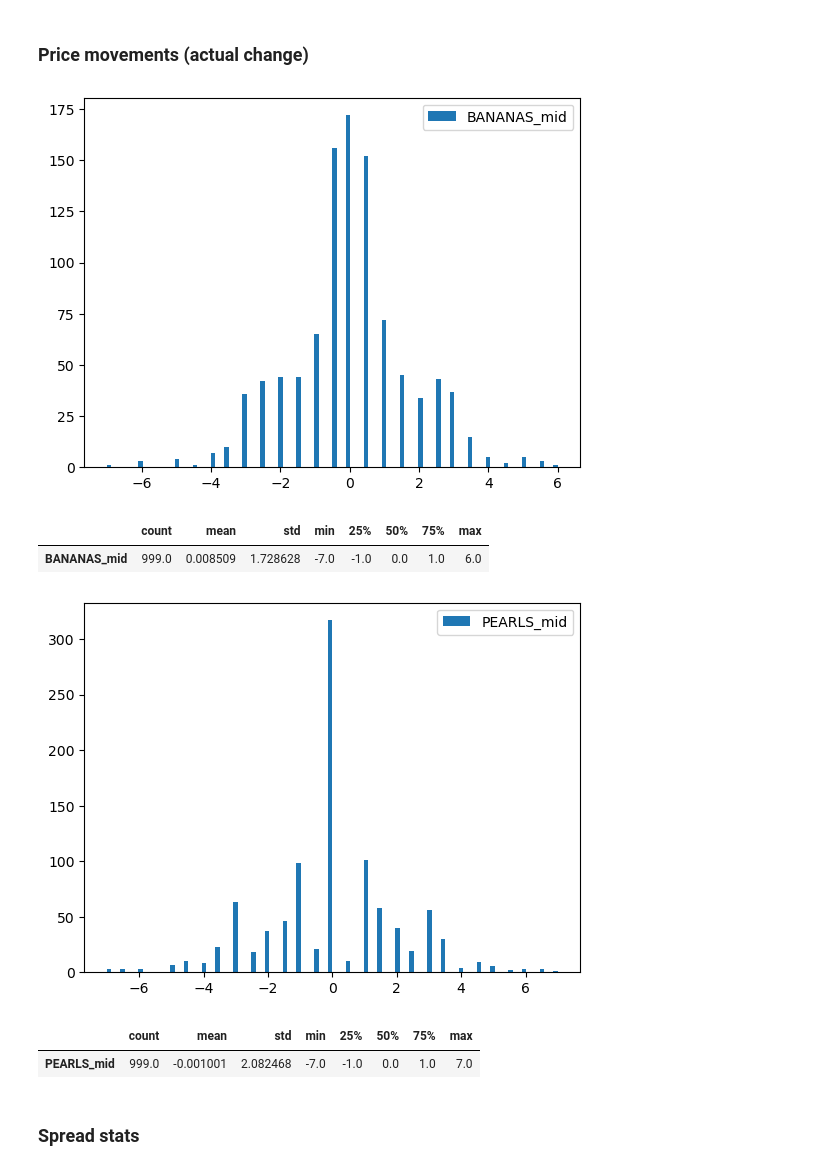
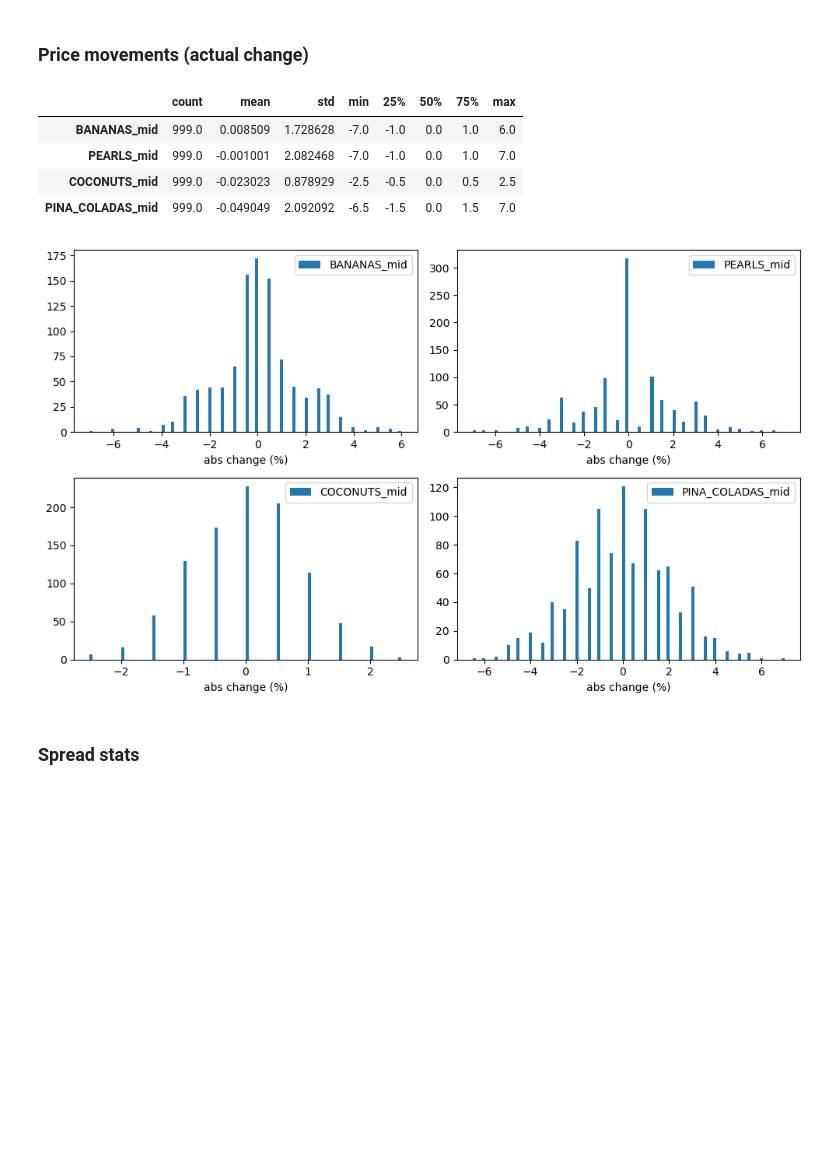
Before and after one commit to rzhan11/IMCTradingComp23, a Jupyter notebook: nbs/exploration-Copy9.ipynb, the cells around one changed output. Drawn from its saved outputs; the diff is of its cells as text; code cells hidden in the pictures; blank space fills up the shorter version.

```diff
--- a/nbs/exploration-Copy9.ipynb
+++ b/nbs/exploration-Copy9.ipynb
@@ -1083,21 +1062,27 @@ plt.show()
 # distribution of price movements (pct change)
 
 plt.figure(figsize=(10, 6))
-plt.tight_layout()
+
+mids = [f"{sym}_mid" for sym in _symbols]
+cols = book_tops[mids]
+diffs = (cols.shift(-1) / cols).dropna()
+diffs = (diffs - 1) * 100
+
+# show diffs stats
+display(diffs.describe().T)
+
 
 for sym_i, sym in enumerate(_symbols):
-    mid = f"{sym}_mid"
+
+    mid = mids[sym_i]
 
     plt.subplot(2, 2, sym_i+1)
 
-    col = book_tops[[mid]]
-    diffs = (col.shift(-1) / col).dropna()
-    diffs = (diffs - 1) * 100
-    plt.hist(diffs, bins=100, label=mid)
+    plt.hist(diffs[mid], bins=100, label=mid)
     plt.xlabel("pct change (%)")
     plt.legend()
-    display(diffs.describe().T)
 
+plt.tight_layout()
 plt.show()
 # %% [output]
 |  | count | mean | std | min | 25% | 50% | 75% | max |
@@ -1112,23 +1094,37 @@ plt.show()
 # %% [markdown]
 ### Price movements (actual change)
 # %%
-# distribution of price movements (actual #)
-mids = ["BANANAS_mid", "PEARLS_mid"]
+# distribution of price movements (pct change)
 
-for mid in mids:
-    col = book_tops[[mid]]
-    diffs = (col.shift(-1) - col).dropna()
-    plt.hist(diffs, bins=100, label=mid)
+plt.figure(figsize=(10, 6))
+
+mids = [f"{sym}_mid" for sym in _symbols]
+cols = book_tops[mids]
+diffs = (cols.shift(-1) - cols).dropna()
+
+# show diffs stats
+display(diffs.describe().T)
+
+
+for sym_i, sym in enumerate(_symbols):
+
+    mid = mids[sym_i]
+
+    plt.subplot(2, 2, sym_i+1)
+
+    plt.hist(diffs[mid], bins=100, label=mid)
+    plt.xlabel("abs change (%)")
     plt.legend()
-    plt.show()
-    display(diffs.describe().T)
+
+plt.tight_layout()
+plt.show()
 # %% [output]
+|  | count | mean | std | min | 25% | 50% | 75% | max |
+| BANANAS_mid | 999.0 | 0.008509 | 1.728628 | -7.0 | -1.0 | 0.0 | 1.0 | 6.0 |
+| PEARLS_mid | 999.0 | -0.001001 | 2.082468 | -7.0 | -1.0 | 0.0 | 1.0 | 7.0 |
+| COCONUTS_mid | 999.0 | -0.023023 | 0.878929 | -2.5 | -0.5 | 0.0 | 0.5 | 2.5 |
+| PINA_COLADAS_mid | 999.0 | -0.049049 | 2.092092 | -6.5 | -1.5 | 0.0 | 1.5 | 7.0 |
-[figure, old version]
+[figure, new version]
-|  | count | mean | std | min | 25% | 50% | 75% | max |
-| BANANAS_mid | 999.0 | 0.008509 | 1.728628 | -7.0 | -1.0 | 0.0 | 1.0 | 6.0 |
-[figure, removed]
-|  | count | mean | std | min | 25% | 50% | 75% | max |
-| PEARLS_mid | 999.0 | -0.001001 | 2.082468 | -7.0 | -1.0 | 0.0 | 1.0 | 7.0 |
 # %% [markdown]
 ### Spread stats
 # %%
```
Also changed, not shown: parts of 46 cells of this notebook, 4 other files.
